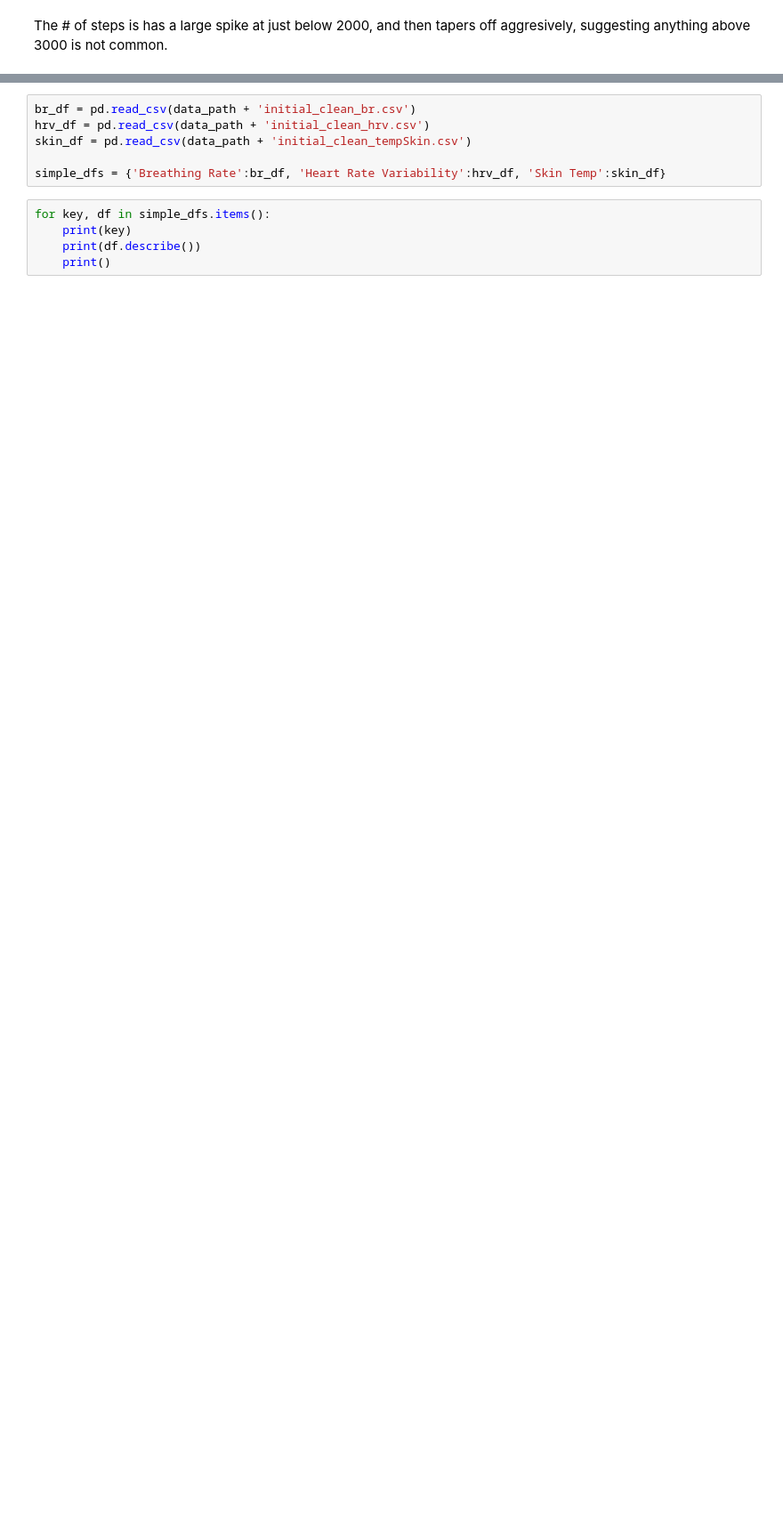
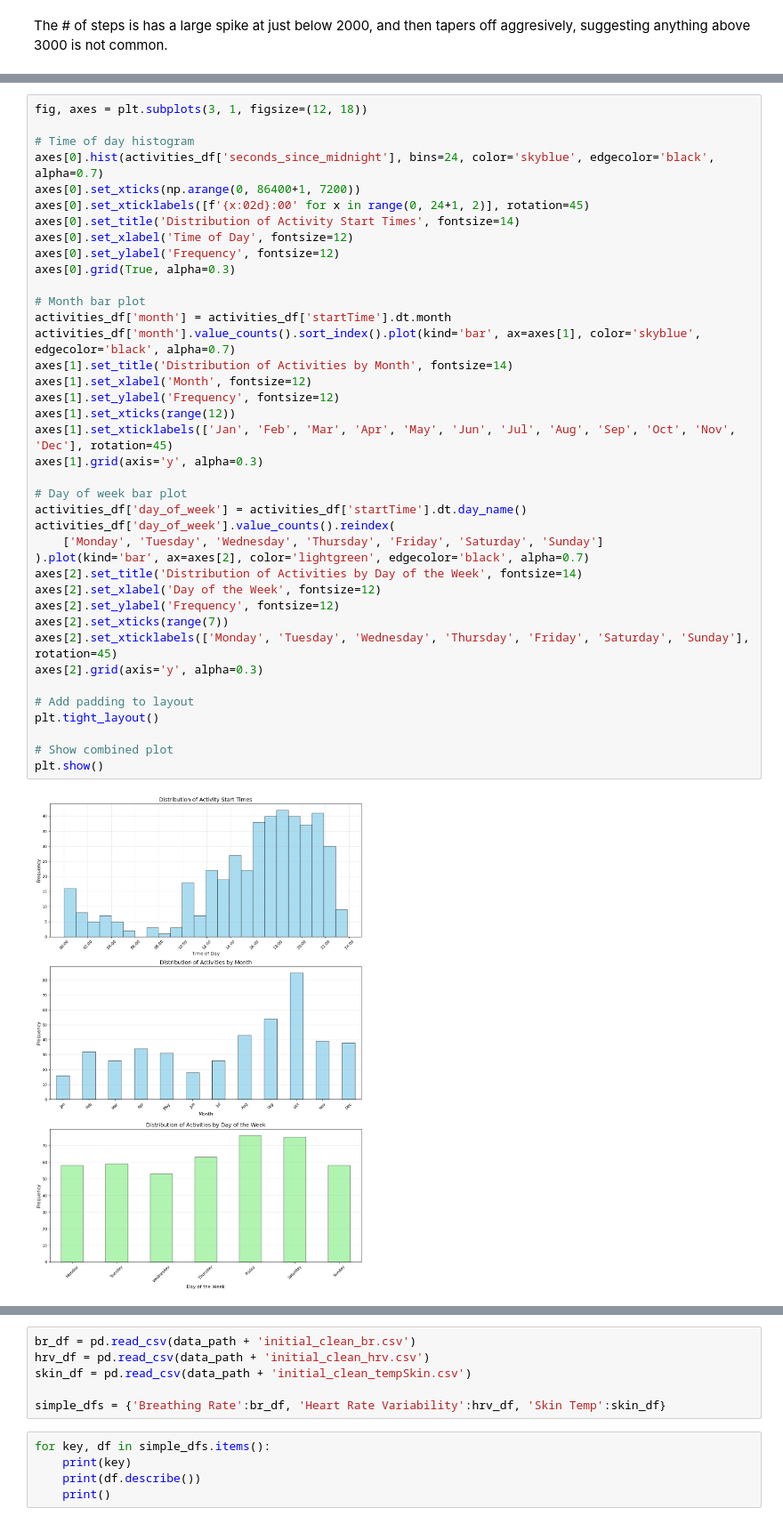
Before and after one commit to Saatvik1/Fishbit, a Jupyter notebook: notebooks/6.0-ss-EDA.ipynb, the cells around one changed output, grey strips where cells are left out. Shown at 89% size. Cells and saved outputs as stored; diff of their text form; blank space fills up the shorter version.

```diff
--- a/notebooks/6.0-ss-EDA.ipynb
+++ b/notebooks/6.0-ss-EDA.ipynb
@@ -198,2 +196,43 @@ plt.show()
+# %%
+fig, axes = plt.subplots(3, 1, figsize=(12, 18))
+
+# Time of day histogram
+axes[0].hist(activities_df['seconds_since_midnight'], bins=24, color='skyblue', edgecolor='black', alpha=0.7)
+axes[0].set_xticks(np.arange(0, 86400+1, 7200))
+axes[0].set_xticklabels([f'{x:02d}:00' for x in range(0, 24+1, 2)], rotation=45)
+axes[0].set_title('Distribution of Activity Start Times', fontsize=14)
+axes[0].set_xlabel('Time of Day', fontsize=12)
+axes[0].set_ylabel('Frequency', fontsize=12)
+axes[0].grid(True, alpha=0.3)
+
+# Month bar plot
+activities_df['month'] = activities_df['startTime'].dt.month
+activities_df['month'].value_counts().sort_index().plot(kind='bar', ax=axes[1], color='skyblue', edgecolor='black', alpha=0.7)
+axes[1].set_title('Distribution of Activities by Month', fontsize=14)
+axes[1].set_xlabel('Month', fontsize=12)
+axes[1].set_ylabel('Frequency', fontsize=12)
+axes[1].set_xticks(range(12))
+axes[1].set_xticklabels(['Jan', 'Feb', 'Mar', 'Apr', 'May', 'Jun', 'Jul', 'Aug', 'Sep', 'Oct', 'Nov', 'Dec'], rotation=45)
+axes[1].grid(axis='y', alpha=0.3)
+
+# Day of week bar plot
+activities_df['day_of_week'] = activities_df['startTime'].dt.day_name()
+activities_df['day_of_week'].value_counts().reindex(
+    ['Monday', 'Tuesday', 'Wednesday', 'Thursday', 'Friday', 'Saturday', 'Sunday']
+).plot(kind='bar', ax=axes[2], color='lightgreen', edgecolor='black', alpha=0.7)
+axes[2].set_title('Distribution of Activities by Day of the Week', fontsize=14)
+axes[2].set_xlabel('Day of the Week', fontsize=12)
+axes[2].set_ylabel('Frequency', fontsize=12)
+axes[2].set_xticks(range(7))
+axes[2].set_xticklabels(['Monday', 'Tuesday', 'Wednesday', 'Thursday', 'Friday', 'Saturday', 'Sunday'], rotation=45)
+axes[2].grid(axis='y', alpha=0.3)
+
+# Add padding to layout
+plt.tight_layout()
+
+# Show combined plot
+plt.show()
+# %% [output]
+[figure, added]
 # %% [markdown]
 Activities increase as the day progresses. Would be interesting to see what this looks like in accordance to what time I wake up. Explanations for late activities is going to the gym late, or late night walks, something I do often.
```
Also changed, not shown: parts of 12 cells of this notebook.
